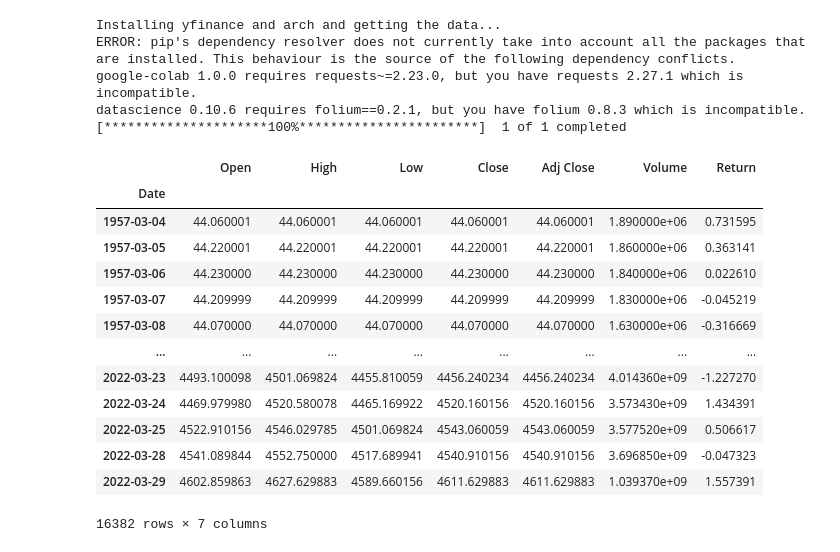
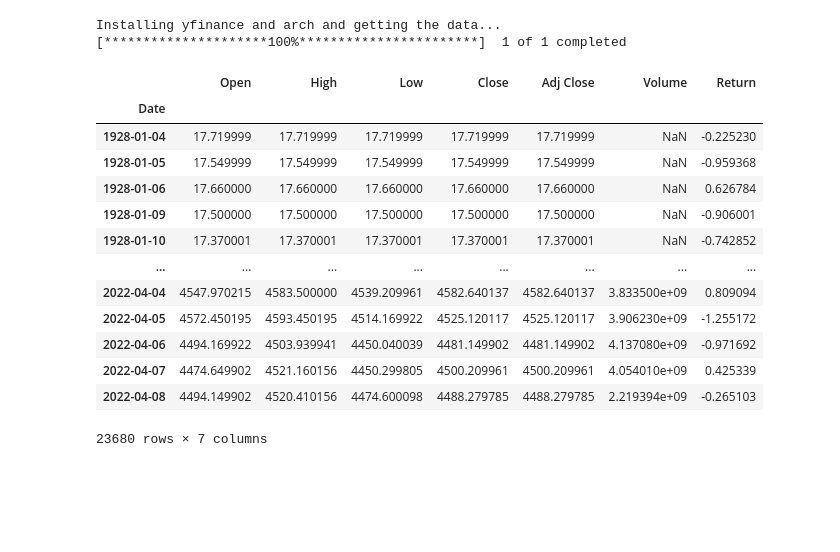
Before and after one commit to Farmhouse121/Adventures-in-Financial-Data-Science, a Jupyter notebook: Book/Section 2.3 The U.S. Stock Market Through Time/Section 2.3.1 Drift and Momentum.ipynb, the cells around one changed output. Cells and saved outputs as stored; diff of their text form; code cells hidden in the pictures; blank space fills up the shorter version.

```diff
--- a/Book/Section 2.3 The U.S. Stock Market Through Time/Section 2.3.1 Drift and Momentum.ipynb
+++ b/Book/Section 2.3 The U.S. Stock Market Through Time/Section 2.3.1 Drift and Momentum.ipynb
@@ -3,40 +3,37 @@
 # %%
 print("Installing yfinance and arch and getting the data...")
 !pip install arch 1>/dev/null
 !pip install yfinance 1>/dev/null
 from yfinance import download
 import pandas as pd
 import numpy as np ;
 import matplotlib.pyplot as pl
 from statsmodels.base.model import GenericLikelihoodModel
 from datetime import datetime
-zero,one,two,five,ten,hundred=0e0,1e0,2e0,5e0,1e1,1e2 # some friendly numbers
+zero,one,two,three,five,ten,hundred=0e0,1e0,2e0,3e0,5e0,1e1,1e2 # some friendly numbers
 half,GoldenRatio=one/two,(one+np.sqrt(five))/two
 
 # get the daily returns of the S&P 500
-SPX=download('^GSPC','1957-03-01').dropna()
+SPX=download('^GSPC','1928-01-03').dropna()
 SPX['Return']=SPX['Adj Close'].pct_change()*hundred
 SPX.index=pd.DatetimeIndex(SPX.index).to_period('D')
 SPX.dropna(inplace=True)
 SPX.loc[SPX["Volume"]==0,"Volume"]=np.nan
-SPX
+display(SPX)
 # %% [output]
 Installing yfinance and arch and getting the data...
-ERROR: pip's dependency resolver does not currently take into account all the packages that are installed. This behaviour is the source of the following dependency conflicts.
-google-colab 1.0.0 requires requests~=2.23.0, but you have requests 2.27.1 which is incompatible.
-datascience 0.10.6 requires folium==0.2.1, but you have folium 0.8.3 which is incompatible.
 [*********************100%***********************]  1 of 1 completed
 |  | Open | High | Low | Close | Adj Close | Volume | Return |
 | Date |  |  |  |  |  |  |  |
-| 1957-03-04 | 44.060001 | 44.060001 | 44.060001 | 44.060001 | 44.060001 | 1.890000e+06 | 0.731595 |
-| 1957-03-05 | 44.220001 | 44.220001 | 44.220001 | 44.220001 | 44.220001 | 1.860000e+06 | 0.363141 |
-| 1957-03-06 | 44.230000 | 44.230000 | 44.230000 | 44.230000 | 44.230000 | 1.840000e+06 | 0.022610 |
-| 1957-03-07 | 44.209999 | 44.209999 | 44.209999 | 44.209999 | 44.209999 | 1.830000e+06 | -0.045219 |
-| 1957-03-08 | 44.070000 | 44.070000 | 44.070000 | 44.070000 | 44.070000 | 1.630000e+06 | -0.316669 |
+| 1928-01-04 | 17.719999 | 17.719999 | 17.719999 | 17.719999 | 17.719999 | NaN | -0.225230 |
+| 1928-01-05 | 17.549999 | 17.549999 | 17.549999 | 17.549999 | 17.549999 | NaN | -0.959368 |
+| 1928-01-06 | 17.660000 | 17.660000 | 17.660000 | 17.660000 | 17.660000 | NaN | 0.626784 |
+| 1928-01-09 | 17.500000 | 17.500000 | 17.500000 | 17.500000 | 17.500000 | NaN | -0.906001 |
+| 1928-01-10 | 17.370001 | 17.370001 | 17.370001 | 17.370001 | 17.370001 | NaN | -0.742852 |
 | ... | ... | ... | ... | ... | ... | ... | ... |
-| 2022-03-23 | 4493.100098 | 4501.069824 | 4455.810059 | 4456.240234 | 4456.240234 | 4.014360e+09 | -1.227270 |
-| 2022-03-24 | 4469.979980 | 4520.580078 | 4465.169922 | 4520.160156 | 4520.160156 | 3.573430e+09 | 1.434391 |
-| 2022-03-25 | 4522.910156 | 4546.029785 | 4501.069824 | 4543.060059 | 4543.060059 | 3.577520e+09 | 0.506617 |
-| 2022-03-28 | 4541.089844 | 4552.750000 | 4517.689941 | 4540.910156 | 4540.910156 | 3.696850e+09 | -0.047323 |
-| 2022-03-29 | 4602.859863 | 4627.629883 | 4589.660156 | 4611.629883 | 4611.629883 | 1.039370e+09 | 1.557391 |
+| 2022-04-04 | 4547.970215 | 4583.500000 | 4539.209961 | 4582.640137 | 4582.640137 | 3.833500e+09 | 0.809094 |
+| 2022-04-05 | 4572.450195 | 4593.450195 | 4514.169922 | 4525.120117 | 4525.120117 | 3.906230e+09 | -1.255172 |
+| 2022-04-06 | 4494.169922 | 4503.939941 | 4450.040039 | 4481.149902 | 4481.149902 | 4.137080e+09 | -0.971692 |
+| 2022-04-07 | 4474.649902 | 4521.160156 | 4450.299805 | 4500.209961 | 4500.209961 | 4.054010e+09 | 0.425339 |
+| 2022-04-08 | 4494.149902 | 4520.410156 | 4474.600098 | 4488.279785 | 4488.279785 | 2.219394e+09 | -0.265103 |
-16382 rows × 7 columns
+23680 rows × 7 columns
```
Also changed, not shown: parts of 5 cells of this notebook.
